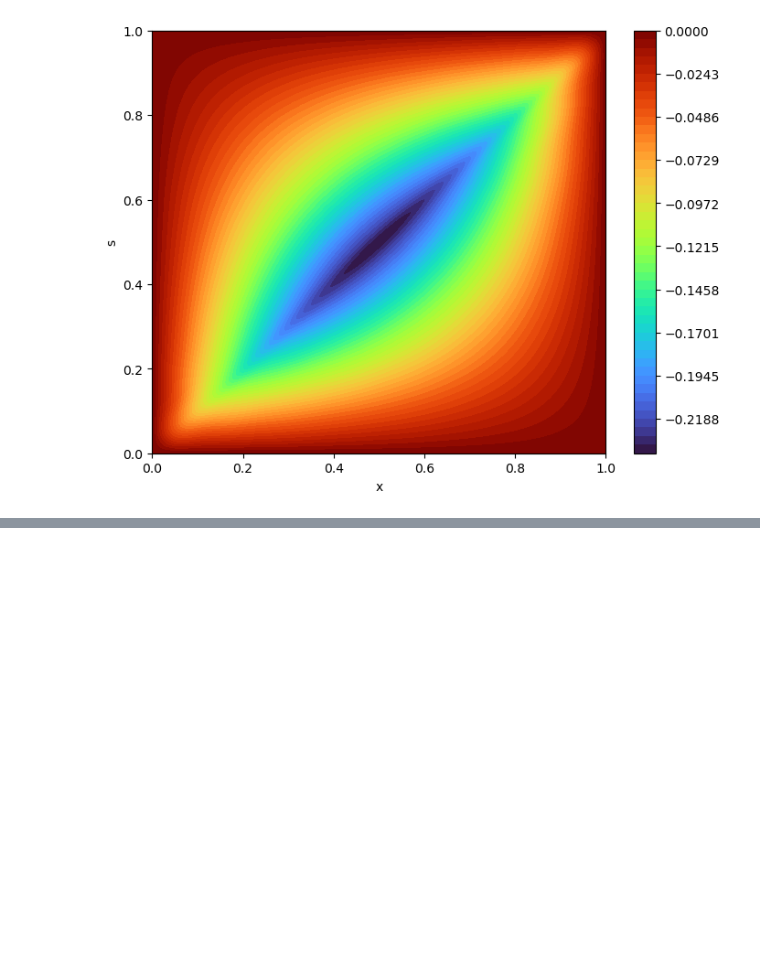
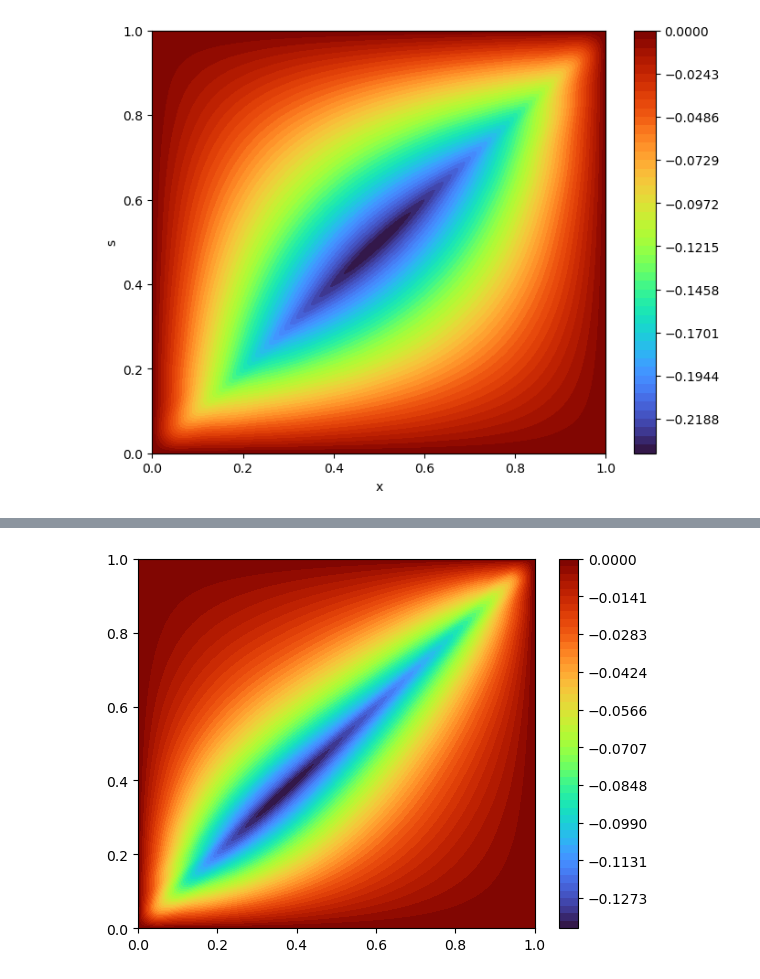
Before and after one commit to hsharsh/chebgreen, a Jupyter notebook: main/airy.ipynb, the cells around one changed output, grey strips where cells are left out. Cells and saved outputs as stored; diff of their text form; code cells hidden in the pictures; blank space fills up the shorter version.

```diff
--- a/main/airy.ipynb
+++ b/main/airy.ipynb
@@ -178,0 +274,4 @@ G2.plot(figsize = (8,6))
+# %%
+airy.G[5].plot()
+# %% [output]
+[figure, added]
```
Also changed, not shown: parts of 20 cells of this notebook, 5 other files.
